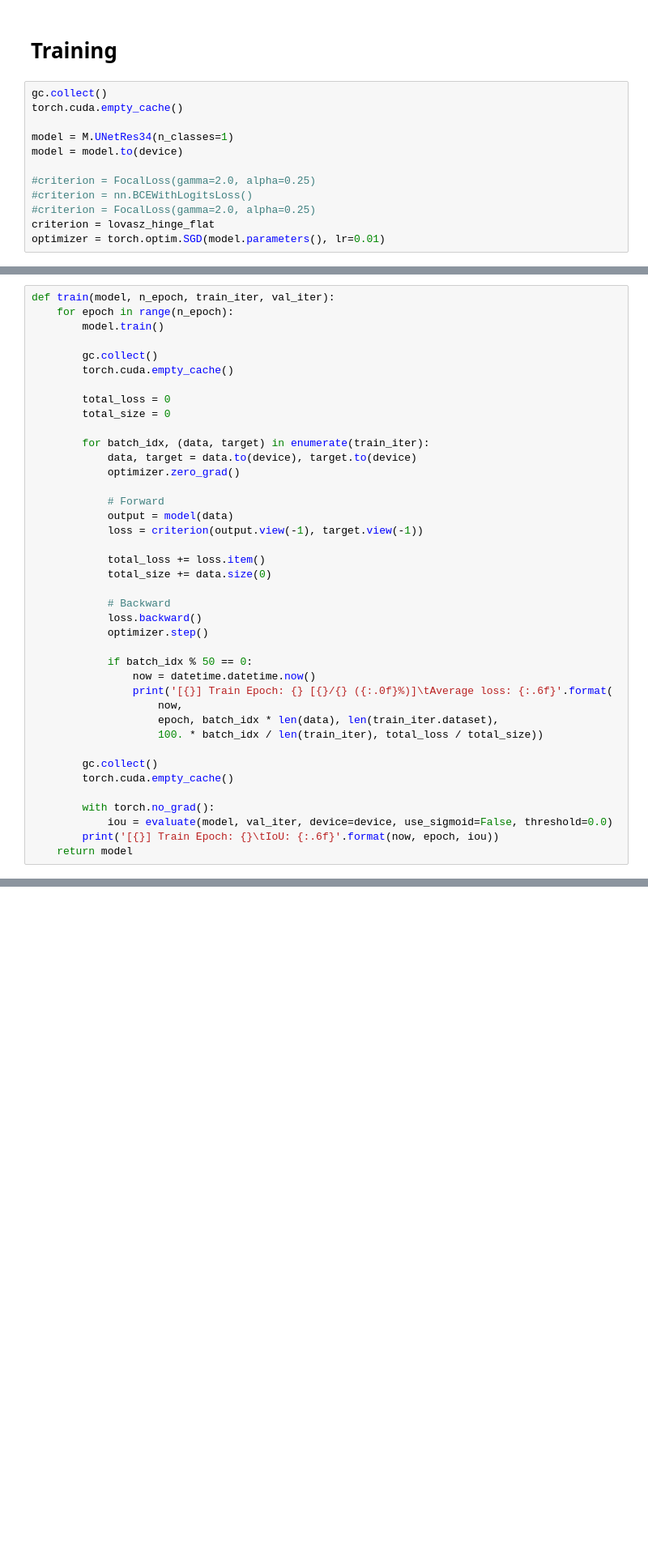
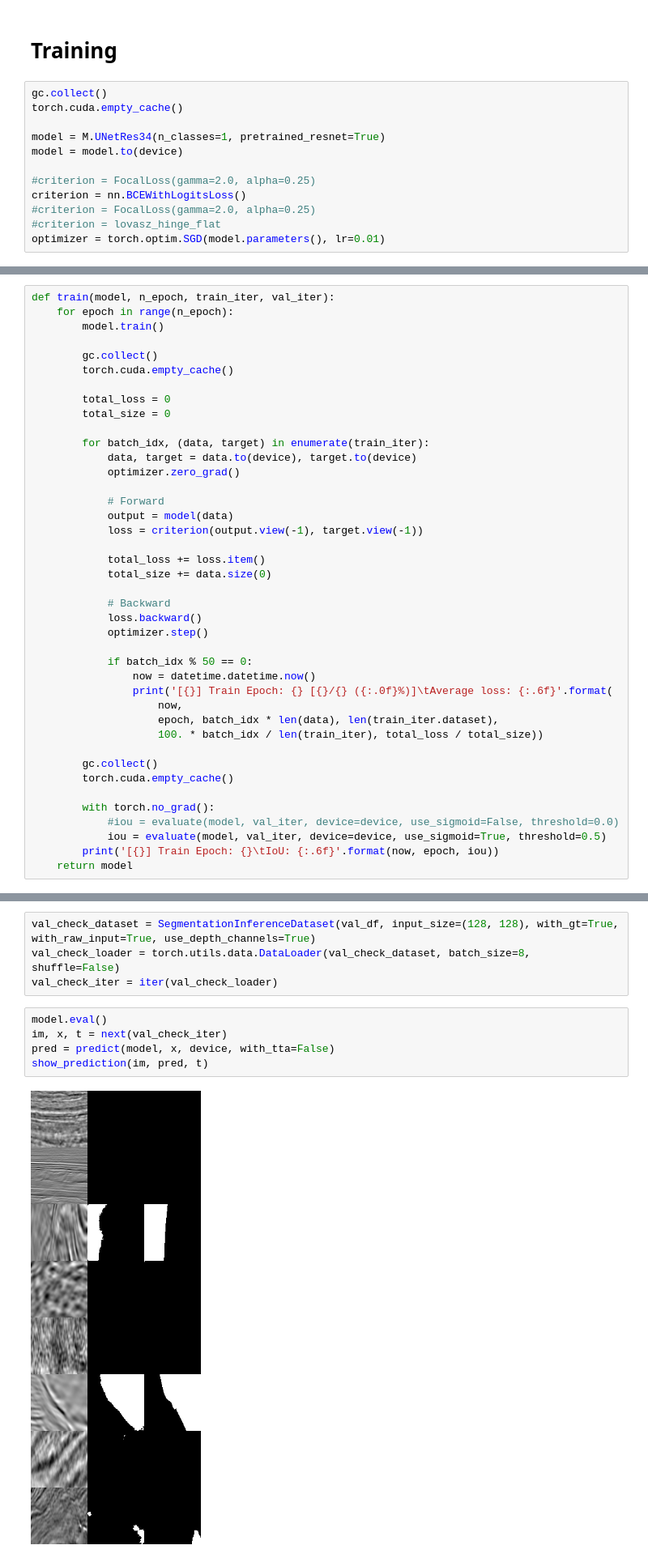
Before and after one commit to ns-rokuyon/kaggle-tgs-salt-identification-challenge, a Jupyter notebook: notebook_model2_UNetRes34.ipynb, the cells around one changed output, grey strips where cells are left out. Shown: that part at 81% size. Drawn from its saved outputs; the diff is of its cells as text; blank space fills up the shorter version.

```diff
--- a/notebook_model2_UNetRes34.ipynb
+++ b/notebook_model2_UNetRes34.ipynb
@@ -38,11 +38,11 @@ val_loader = torch.utils.data.DataLoader(val_dataset, batch_size=16, shuffle=Fal
 gc.collect()
 torch.cuda.empty_cache()
 
-model = M.UNetRes34(n_classes=1)
+model = M.UNetRes34(n_classes=1, pretrained_resnet=True)
 model = model.to(device)
 
 #criterion = FocalLoss(gamma=2.0, alpha=0.25)
-#criterion = nn.BCEWithLogitsLoss()
+criterion = nn.BCEWithLogitsLoss()
 #criterion = FocalLoss(gamma=2.0, alpha=0.25)
-criterion = lovasz_hinge_flat
+#criterion = lovasz_hinge_flat
 optimizer = torch.optim.SGD(model.parameters(), lr=0.01)
@@ -83,7 +85,8 @@ def train(model, n_epoch, train_iter, val_iter):
         torch.cuda.empty_cache()
 
         with torch.no_grad():
-            iou = evaluate(model, val_iter, device=device, use_sigmoid=False, threshold=0.0)
+            #iou = evaluate(model, val_iter, device=device, use_sigmoid=False, threshold=0.0)
+            iou = evaluate(model, val_iter, device=device, use_sigmoid=True, threshold=0.5)
         print('[{}] Train Epoch: {}\tIoU: {:.6f}'.format(now, epoch, iou))
     return model
 # %%
@@ -116,0 +112,11 @@ Sequential(
+# %%
+val_check_dataset = SegmentationInferenceDataset(val_df, input_size=(128, 128), with_gt=True, with_raw_input=True, use_depth_channels=True)
+val_check_loader = torch.utils.data.DataLoader(val_check_dataset, batch_size=8, shuffle=False)
+val_check_iter = iter(val_check_loader)
+# %%
+model.eval()
+im, x, t = next(val_check_iter)
+pred = predict(model, x, device, with_tta=False)
+show_prediction(im, pred, t)
+# %% [output]
+[figure, added]
```
Also changed, not shown: parts of 6 cells of this notebook, 4 other files.
